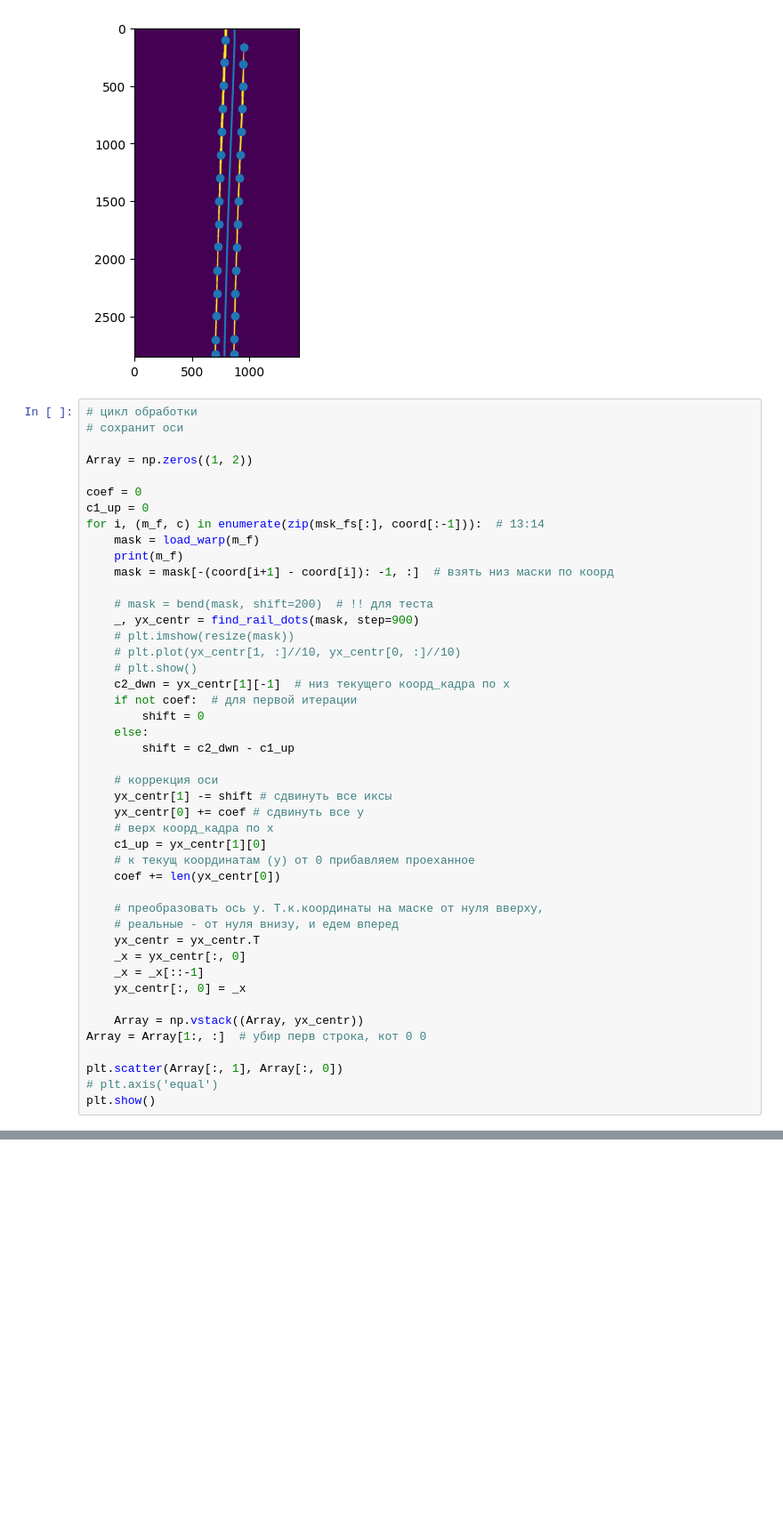
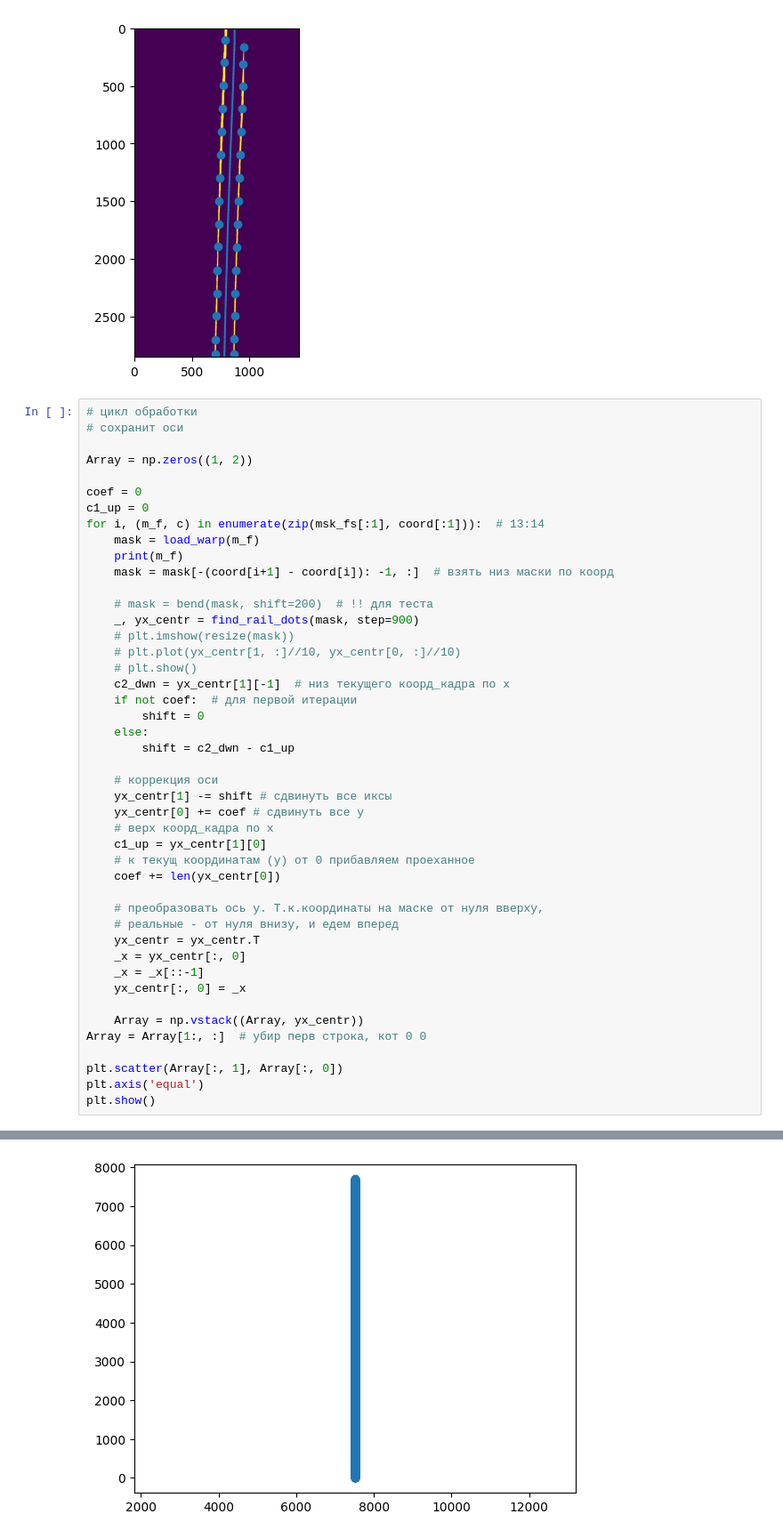
Before and after one commit to Andrudewt/perspective, a Jupyter notebook: proc_1.ipynb, the cells around one changed output, grey strips where cells are left out. Shown at 89% size. Cells and saved outputs as stored; diff of their text form; blank space fills up the shorter version.

```diff
--- a/proc_1.ipynb
+++ b/proc_1.ipynb
@@ -125,7 +125,7 @@ Array = np.zeros((1, 2))
 
 coef = 0
 c1_up = 0
-for i, (m_f, c) in enumerate(zip(msk_fs[:], coord[:-1])):  # 13:14
+for i, (m_f, c) in enumerate(zip(msk_fs[:1], coord[:1])):  # 13:14
     mask = load_warp(m_f)
     print(m_f)
     mask = mask[-(coord[i+1] - coord[i]): -1, :]  # взять низ маски по коорд
@@ -160,5 +160,6 @@ for i, (m_f, c) in enumerate(zip(msk_fs[:], coord[:-1])):  # 13:14
 Array = Array[1:, :]  # убир перв строка, кот 0 0
 
 plt.scatter(Array[:, 1], Array[:, 0])
-# plt.axis('equal')
+plt.axis('equal')
 plt.show()
+# %% [output]
@@ -165,3 +167,4 @@ plt.show()
+[figure, added]
 # %%
 plt.scatter(Array[:, 1], Array[:, 0])
 plt.axis('equal')
```
Also changed, not shown: parts of 9 cells of this notebook.
